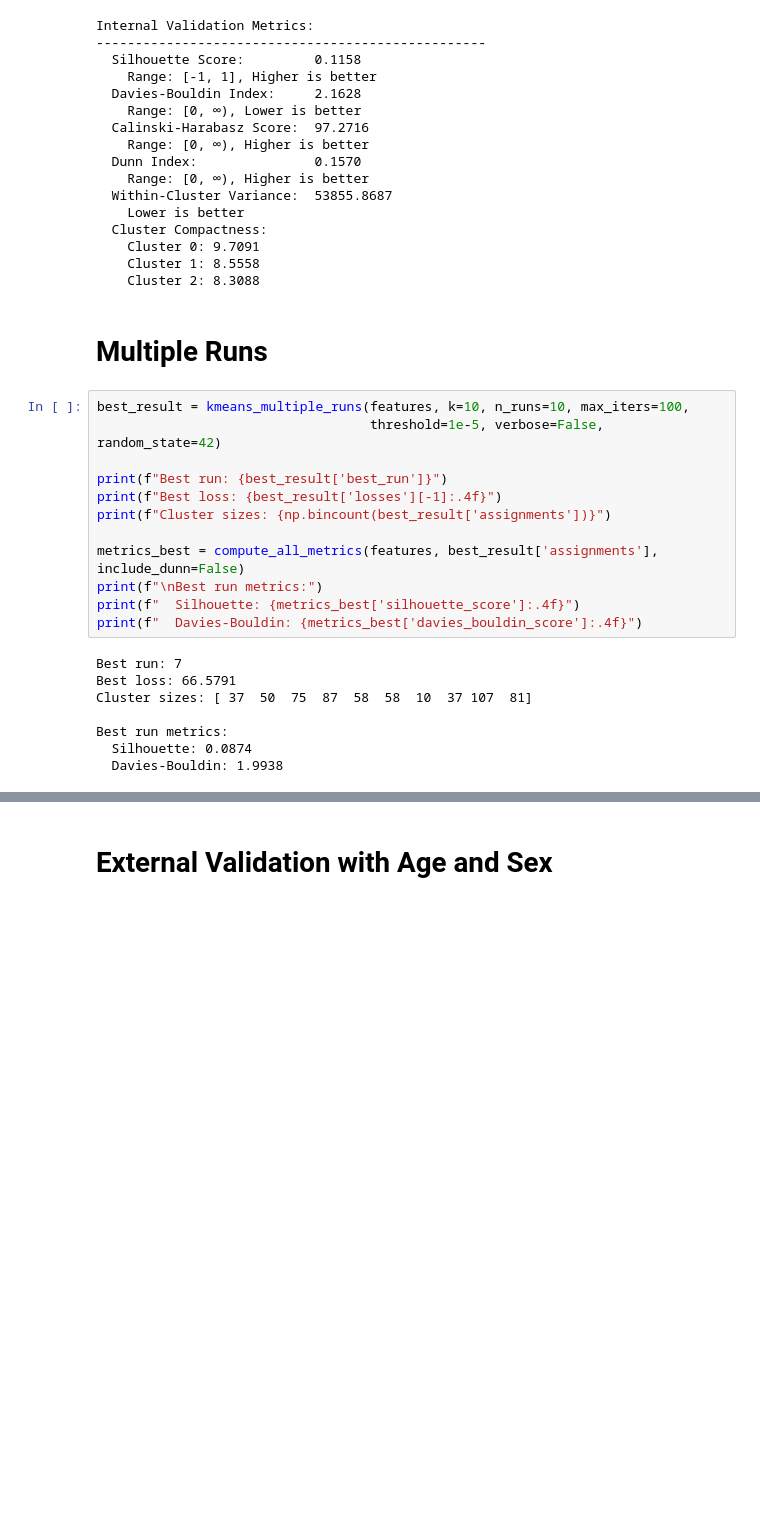
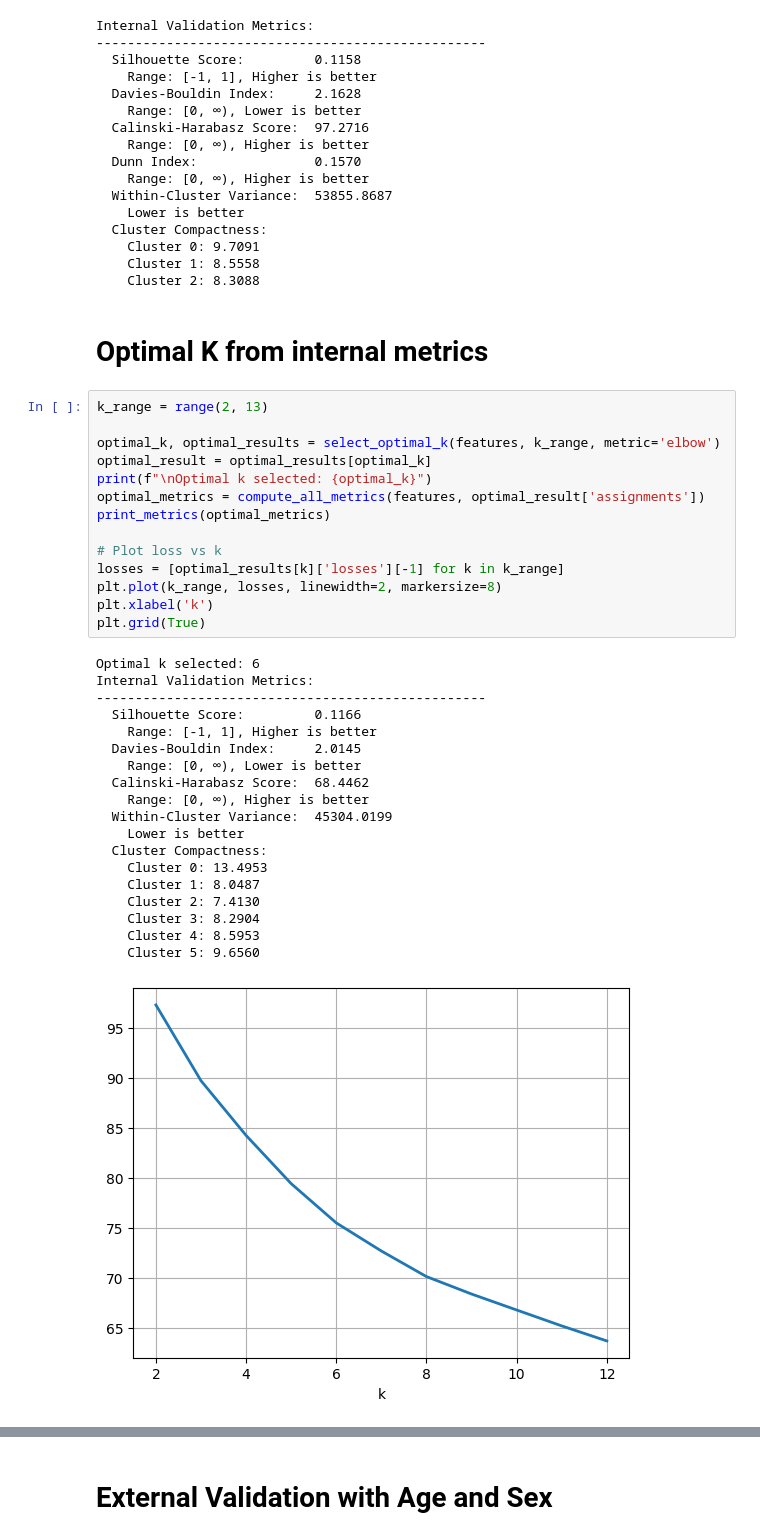
Before and after one commit to xandime/EEG_cluster_detection, a Jupyter notebook: k-mean-testing.ipynb, the cells around one changed output, grey strips where cells are left out. Drawn from its saved outputs; the diff is of its cells as text; blank space fills up the shorter version.

```diff
--- a/k-mean-testing.ipynb
+++ b/k-mean-testing.ipynb
@@ -91,25 +91,39 @@ Internal Validation Metrics:
     Cluster 1: 8.5558
     Cluster 2: 8.3088
 # %% [markdown]
-# Multiple Runs
+# Optimal K from internal metrics
 # %%
-best_result = kmeans_multiple_runs(features, k=10, n_runs=10, max_iters=100,
-                                   threshold=1e-5, verbose=False, random_state=42)
+k_range = range(2, 13)
 
-print(f"Best run: {best_result['best_run']}")
-print(f"Best loss: {best_result['losses'][-1]:.4f}")
-print(f"Cluster sizes: {np.bincount(best_result['assignments'])}")
+optimal_k, optimal_results = select_optimal_k(features, k_range, metric='elbow')
+optimal_result = optimal_results[optimal_k]
+print(f"\nOptimal k selected: {optimal_k}")
+optimal_metrics = compute_all_metrics(features, optimal_result['assignments'])
+print_metrics(optimal_metrics)
 
-metrics_best = compute_all_metrics(features, best_result['assignments'], include_dunn=False)
-print(f"\nBest run metrics:")
-print(f"  Silhouette: {metrics_best['silhouette_score']:.4f}")
-print(f"  Davies-Bouldin: {metrics_best['davies_bouldin_score']:.4f}")
+# Plot loss vs k
+losses = [optimal_results[k]['losses'][-1] for k in k_range]
+plt.plot(k_range, losses, linewidth=2, markersize=8)
+plt.xlabel('k')
+plt.grid(True)
 # %% [output]
-Best run: 7
-Best loss: 66.5791
-Cluster sizes: [ 37  50  75  87  58  58  10  37 107  81]
-
-Best run metrics:
-  Silhouette: 0.0874
-  Davies-Bouldin: 1.9938
+Optimal k selected: 6
+Internal Validation Metrics:
+--------------------------------------------------
+  Silhouette Score:         0.1166
+    Range: [-1, 1], Higher is better
+  Davies-Bouldin Index:     2.0145
+    Range: [0, ∞), Lower is better
+  Calinski-Harabasz Score:  68.4462
+    Range: [0, ∞), Higher is better
+  Within-Cluster Variance:  45304.0199
+    Lower is better
+  Cluster Compactness:
+    Cluster 0: 13.4953
+    Cluster 1: 8.0487
+    Cluster 2: 7.4130
+    Cluster 3: 8.2904
+    Cluster 4: 8.5953
+    Cluster 5: 9.6560
+[figure, added]
 # %% [markdown]
```
Also changed, not shown: parts of 9 cells of this notebook, 1 other file.
